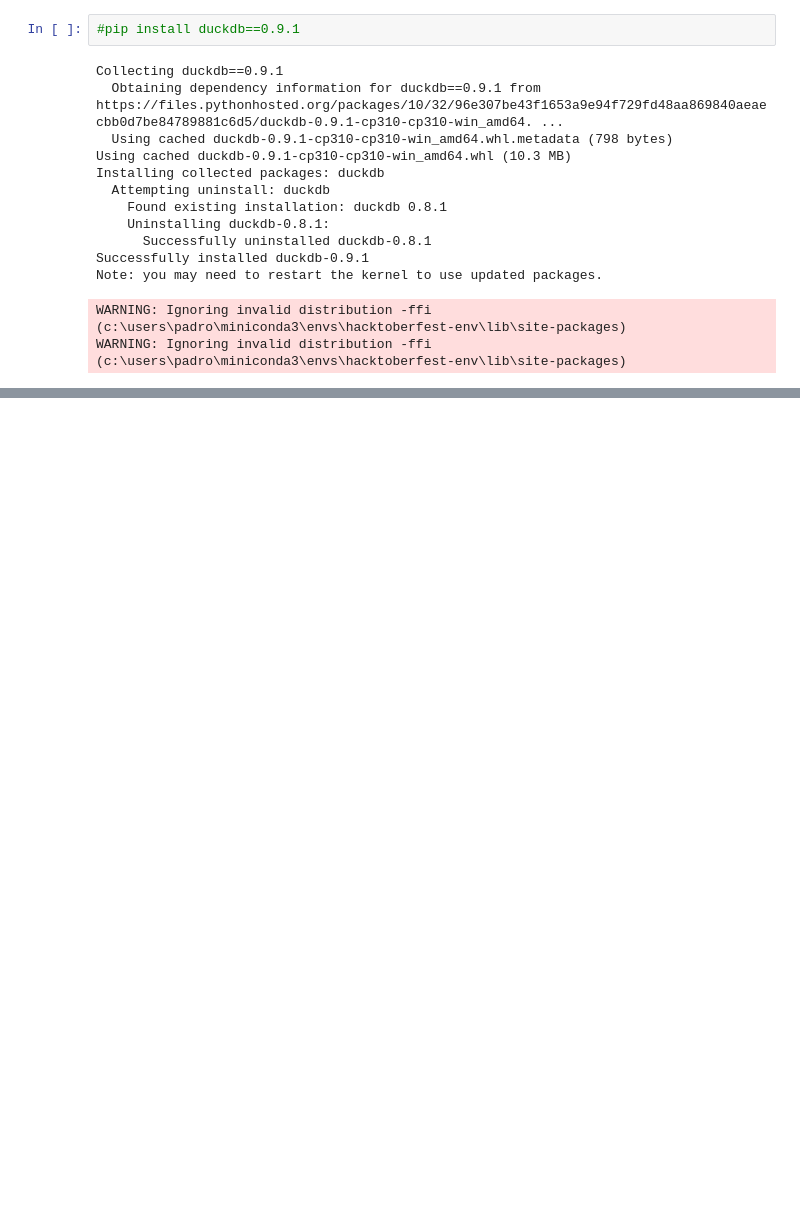
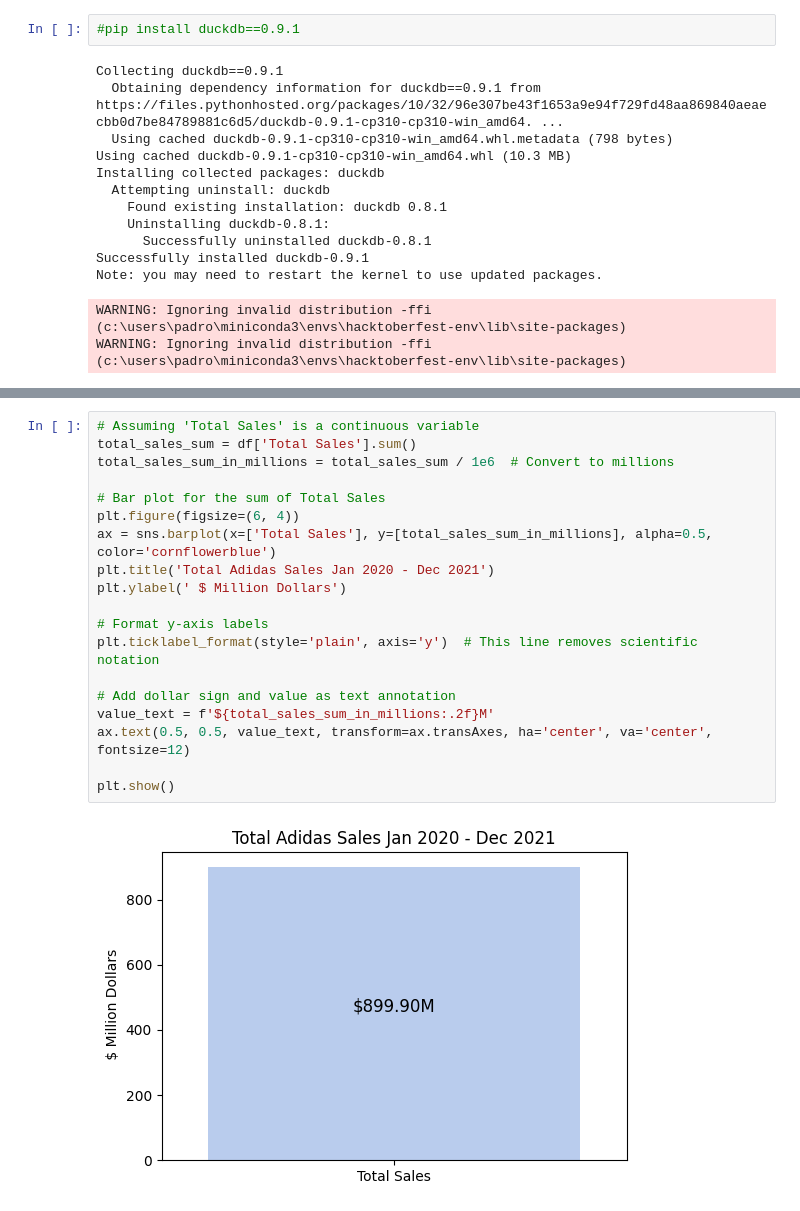
Before and after one commit to delatorrena2016/sql-etl-analytics, a Jupyter notebook: src/etl/extract_mother_duck.ipynb, the cells around one changed output, grey strips where cells are left out. Drawn from its saved outputs; the diff is of its cells as text; blank space fills up the shorter version.

Commit message:
last_changes_eduardo_wrangle
The last formatting with markdown in the notebook

```diff
--- a/src/etl/extract_mother_duck.ipynb
+++ b/src/etl/extract_mother_duck.ipynb
@@ -69,0 +109,21 @@ df
+# %%
+# Assuming 'Total Sales' is a continuous variable
+total_sales_sum = df['Total Sales'].sum()
+total_sales_sum_in_millions = total_sales_sum / 1e6  # Convert to millions
+
+# Bar plot for the sum of Total Sales
+plt.figure(figsize=(6, 4))
+ax = sns.barplot(x=['Total Sales'], y=[total_sales_sum_in_millions], alpha=0.5, color='cornflowerblue')
+plt.title('Total Adidas Sales Jan 2020 - Dec 2021')
+plt.ylabel(' $ Million Dollars')
+
+# Format y-axis labels
+plt.ticklabel_format(style='plain', axis='y')  # This line removes scientific notation
+
+# Add dollar sign and value as text annotation
+value_text = f'${total_sales_sum_in_millions:.2f}M'
+ax.text(0.5, 0.5, value_text, transform=ax.transAxes, ha='center', va='center', fontsize=12)
+
+plt.show()
+# %% [output]
+[figure, added]
```
Also changed, not shown: parts of 8 cells of this notebook, 2 other files.
